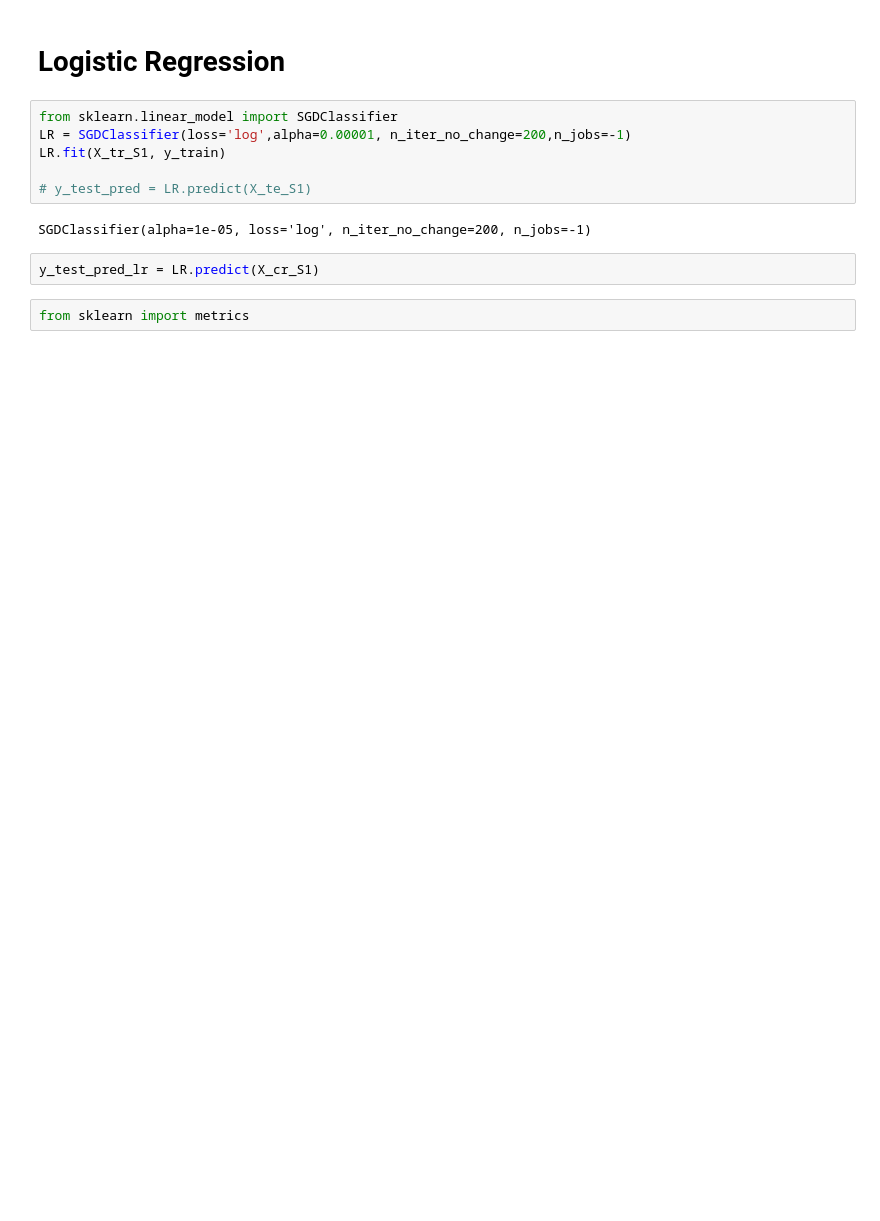
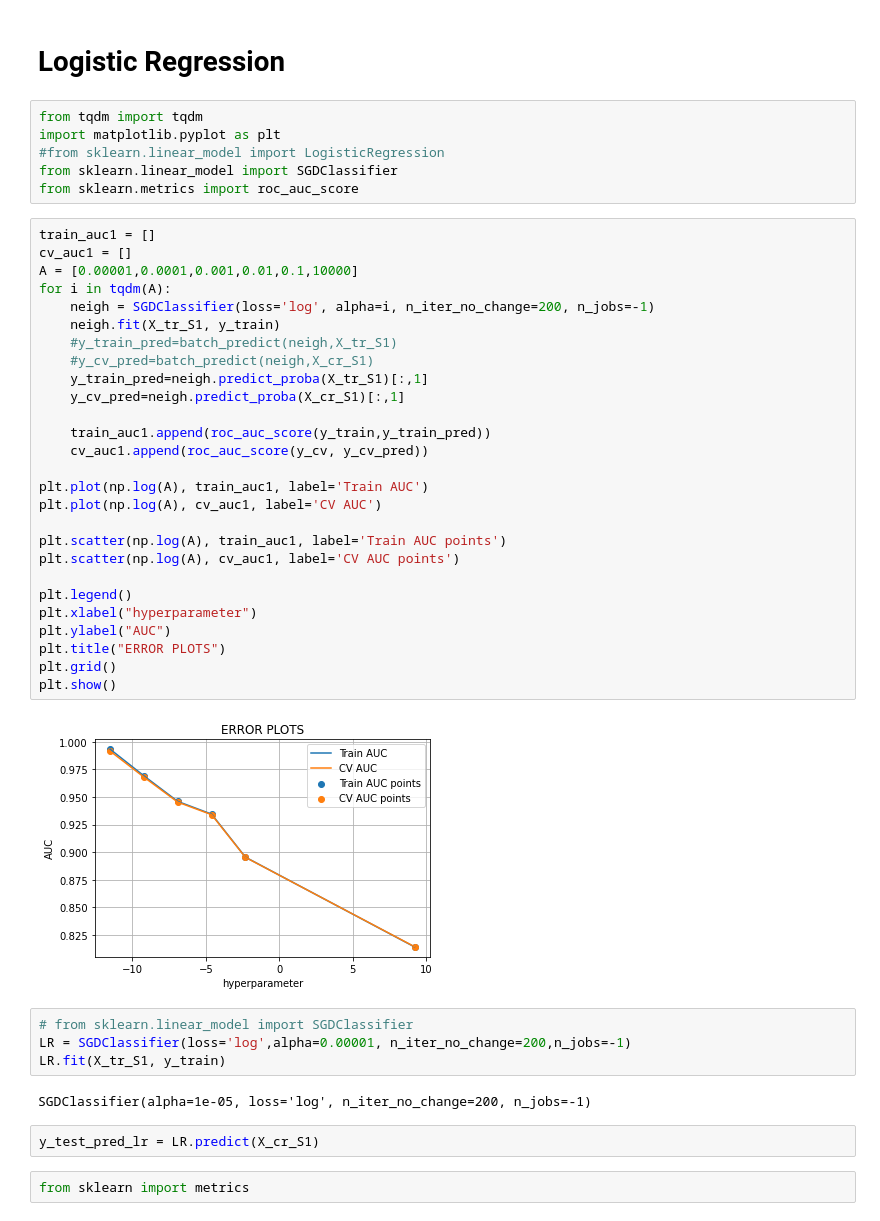
Before and after one commit to HeyIts-RJ/predicting-red-hat-business-value, a Jupyter notebook: final-project.ipynb, the cells around one changed output. Drawn from its saved outputs; the diff is of its cells as text; blank space fills up the shorter version.

```diff
--- a/final-project.ipynb
+++ b/final-project.ipynb
@@ -874,11 +874,44 @@ X_tr_S1.shape
 # %% [markdown]
 # Logistic Regression
+# %%
+from tqdm import tqdm
+import matplotlib.pyplot as plt
+#from sklearn.linear_model import LogisticRegression
+from sklearn.linear_model import SGDClassifier
+from sklearn.metrics import roc_auc_score
+# %%
+train_auc1 = []
+cv_auc1 = []
+A = [0.00001,0.0001,0.001,0.01,0.1,10000]
+for i in tqdm(A):
+    neigh = SGDClassifier(loss='log', alpha=i, n_iter_no_change=200, n_jobs=-1)
+    neigh.fit(X_tr_S1, y_train)
+    #y_train_pred=batch_predict(neigh,X_tr_S1)
+    #y_cv_pred=batch_predict(neigh,X_cr_S1)
+    y_train_pred=neigh.predict_proba(X_tr_S1)[:,1]
+    y_cv_pred=neigh.predict_proba(X_cr_S1)[:,1]
+
+    train_auc1.append(roc_auc_score(y_train,y_train_pred))
+    cv_auc1.append(roc_auc_score(y_cv, y_cv_pred))
+
+plt.plot(np.log(A), train_auc1, label='Train AUC')
+plt.plot(np.log(A), cv_auc1, label='CV AUC')
+
+plt.scatter(np.log(A), train_auc1, label='Train AUC points')
+plt.scatter(np.log(A), cv_auc1, label='CV AUC points')
+
+plt.legend()
+plt.xlabel("hyperparameter")
+plt.ylabel("AUC")
+plt.title("ERROR PLOTS")
+plt.grid()
+plt.show()
+# %% [output]
+[figure, added]
 # %%
-from sklearn.linear_model import SGDClassifier
+# from sklearn.linear_model import SGDClassifier
 LR = SGDClassifier(loss='log',alpha=0.00001, n_iter_no_change=200,n_jobs=-1)
 LR.fit(X_tr_S1, y_train)
-
-# y_test_pred = LR.predict(X_te_S1)
 # %% [output]
 SGDClassifier(alpha=1e-05, loss='log', n_iter_no_change=200, n_jobs=-1)
 # %%
```
Also changed, not shown: parts of 12 cells of this notebook.
